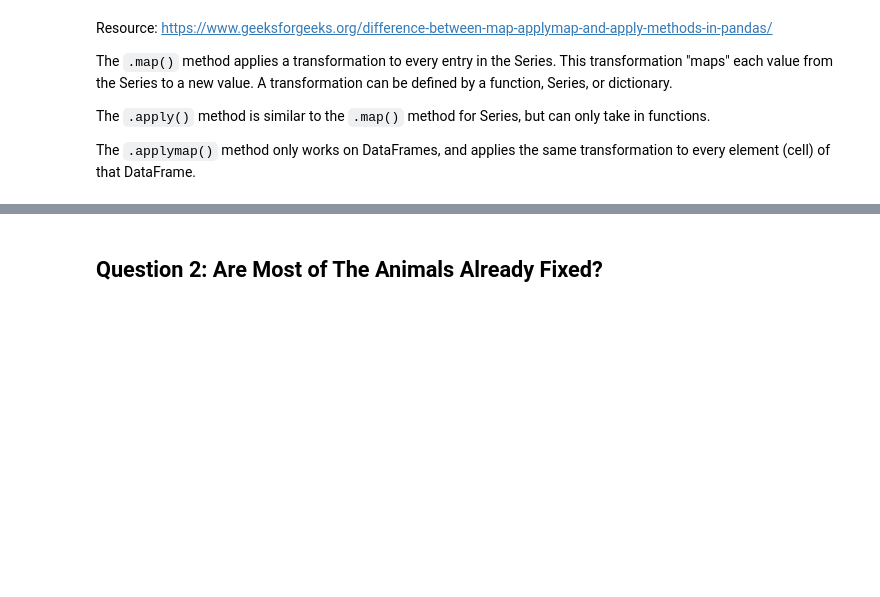
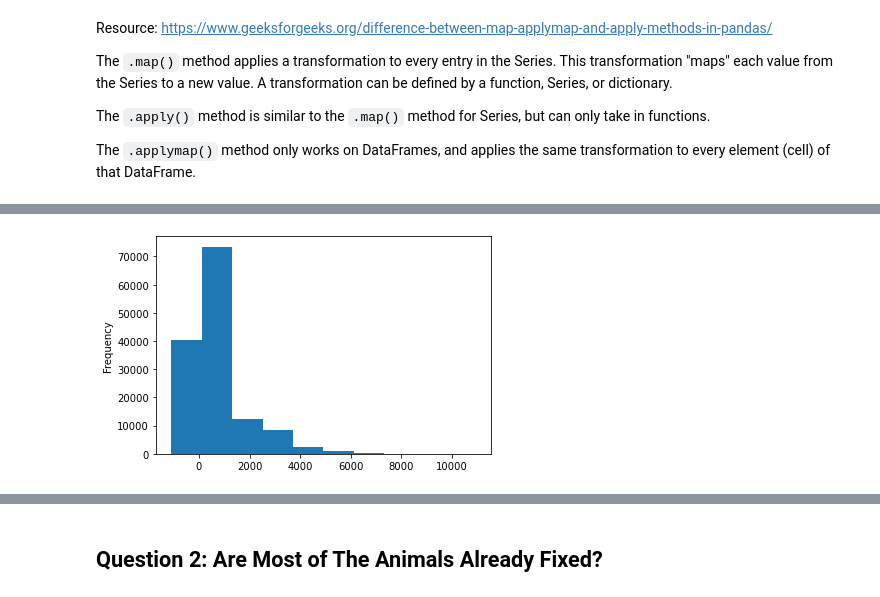
Before and after one commit to BryanKeating/DS-Live-040422, a Jupyter notebook: Phase1/10-PandasDataCleaning.ipynb, the cells around one changed output, grey strips where cells are left out. Drawn from its saved outputs; the diff is of its cells as text; code cells hidden in the pictures; blank space fills up the shorter version.

```diff
--- a/Phase1/10-PandasDataCleaning.ipynb
+++ b/Phase1/10-PandasDataCleaning.ipynb
@@ -88,4 +265,5 @@ Note! There is a Date of Birth column that does not have any nulls! But we're sp
 # %%
 # Code here to handle nulls
+df_clean = df_clean.dropna(axis=0, subset=["Age upon Outcome"])
 # %%
 # Sanity check
@@ -92,4 +289,5 @@ Note! There is a Date of Birth column that does not have any nulls! But we're sp
 # %%
 # Cool - now we can make our Age Number column an integer
+df_clean["Raw Age Number"] = df_clean["Raw Age Number"].astype(int)
 # %%
 # Sanity check
@@ -119,3 +338,4 @@ age_vals = {
 }
 # %%
 # Now, how can we transform the Age Value column to capture these values?
+df_clean['Age Units'] = df_clean['Age Units'].map(age_vals)
@@ -124,4 +372,5 @@ age_vals = {
 # %%
 # Now, let's make a new Age in Days column!
+df_clean['Age in Days'] = df_clean['Raw Age Number'] * df_clean['Age Units']
 # %%
 # Sanity check
@@ -128,2 +385,5 @@ age_vals = {
 # %%
 # Now we can visualize!
+df_clean["Age in Days"].plot(kind='hist');
+# %% [output]
+[figure, added]
```
Also changed, not shown: parts of 72 cells of this notebook, 5 other files.
